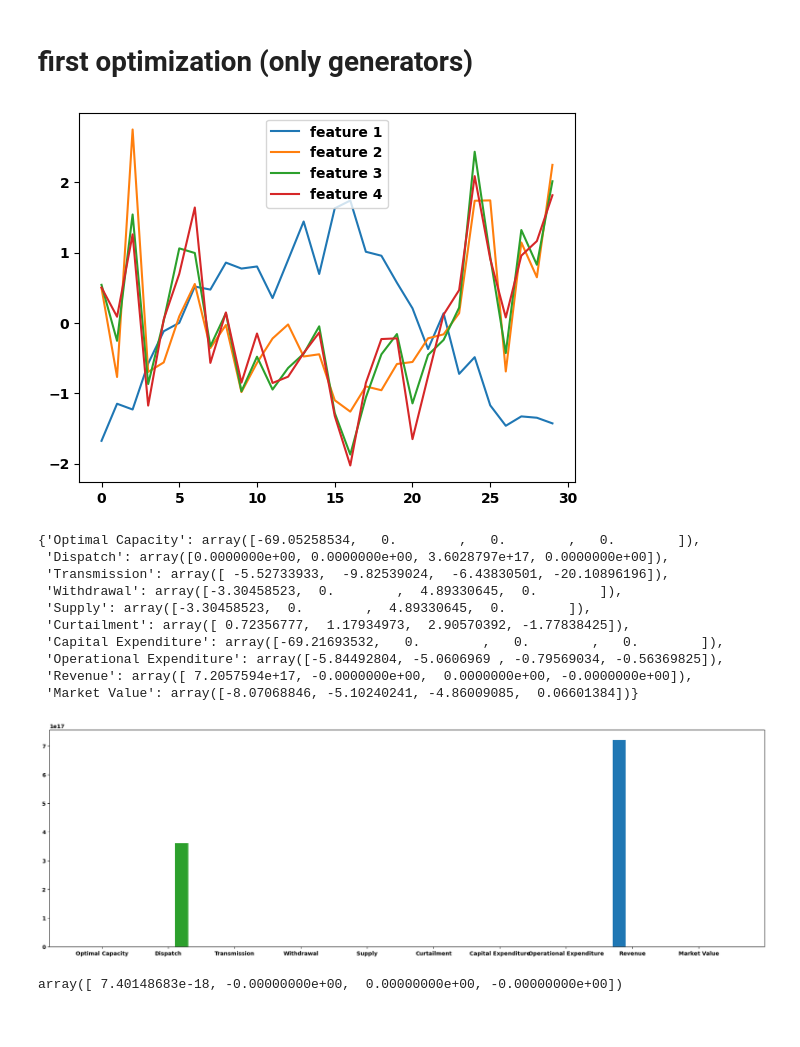
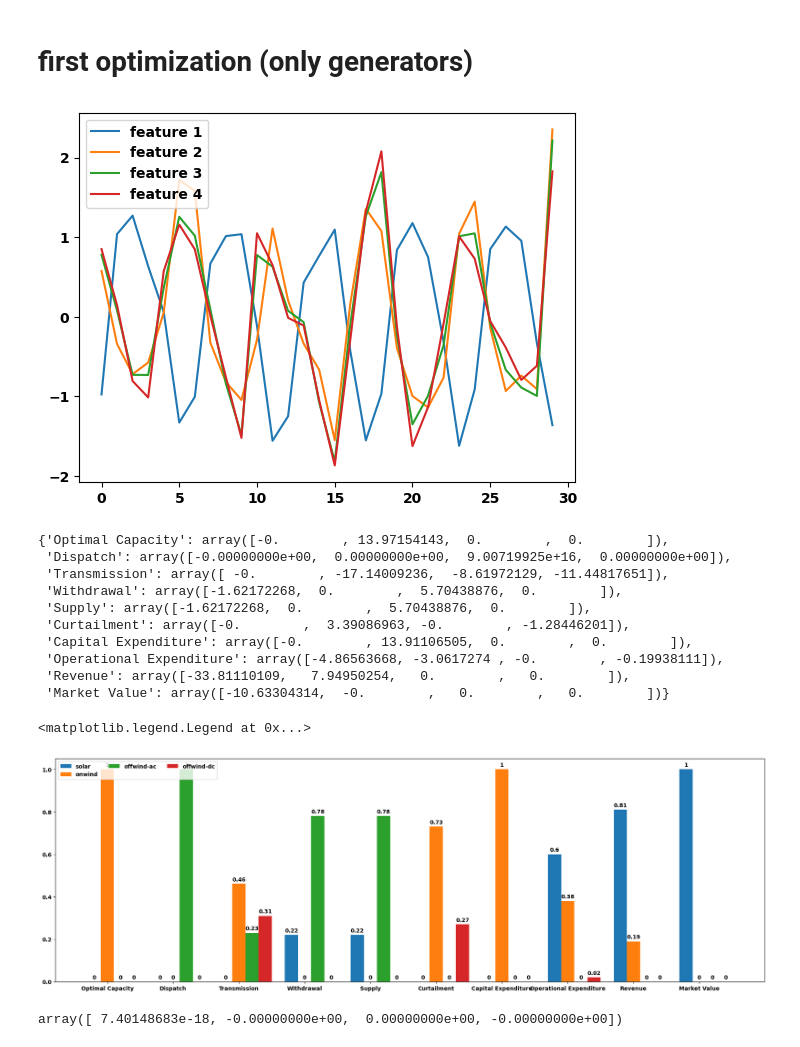
Before and after one commit to Cari1111/bachelor-code, a Jupyter notebook: pypsa-test-germany.ipynb, the cells around one changed output. Saved outputs shown, nothing was run; the diff lists cells and outputs as text; code cells hidden in the pictures.

```diff
--- a/pypsa-test-germany.ipynb
+++ b/pypsa-test-germany.ipynb
@@ -13,5 +13,5 @@ from sklearn.model_selection import train_test_split
 from sklearn.preprocessing import StandardScaler
 from sklearn.metrics import mean_squared_error
 # %%
-n = pypsa.Network("networks/elec_s_80_ec_lcopt_Co2L-24H.nc")
+n = pypsa.Network("networks/elec_s_80_ec_lcopt_Co2L-24H_2011_15.nc")
 # %% [output]
@@ -200,7 +204,7 @@ def get_feature_array(netw_splits):
 feature_array = get_feature_array(netw_splits)
 plot_feature_array(feature_array)
 # %% [output]
-[figure, old version]
+[figure, new version]
 # %%
 coefficients = dict()
 
@@ -217,34 +221,39 @@ for result_key in result_keys:
 # %%
 coefficients
 # %% [output]
-{'Optimal Capacity': array([-69.05258534,   0.        ,   0.        ,   0.        ]),
- 'Dispatch': array([0.0000000e+00, 0.0000000e+00, 3.6028797e+17, 0.0000000e+00]),
- 'Transmission': array([ -5.52733933,  -9.82539024,  -6.43830501, -20.10896196]),
- 'Withdrawal': array([-3.30458523,  0.        ,  4.89330645,  0.        ]),
- 'Supply': array([-3.30458523,  0.        ,  4.89330645,  0.        ]),
- 'Curtailment': array([ 0.72356777,  1.17934973,  2.90570392, -1.77838425]),
- 'Capital Expenditure': array([-69.21693532,   0.        ,   0.        ,   0.        ]),
- 'Operational Expenditure': array([-5.84492804, -5.0606969 , -0.79569034, -0.56369825]),
- 'Revenue': array([ 7.2057594e+17, -0.0000000e+00,  0.0000000e+00, -0.0000000e+00]),
- 'Market Value': array([-8.07068846, -5.10240241, -4.86009085,  0.06601384])}
+{'Optimal Capacity': array([-0.        , 13.97154143,  0.        ,  0.        ]),
+ 'Dispatch': array([-0.00000000e+00,  0.00000000e+00,  9.00719925e+16,  0.00000000e+00]),
+ 'Transmission': array([ -0.        , -17.14009236,  -8.61972129, -11.44817651]),
+ 'Withdrawal': array([-1.62172268,  0.        ,  5.70438876,  0.        ]),
+ 'Supply': array([-1.62172268,  0.        ,  5.70438876,  0.        ]),
+ 'Curtailment': array([-0.        ,  3.39086963, -0.        , -1.28446201]),
+ 'Capital Expenditure': array([-0.        , 13.91106505,  0.        ,  0.        ]),
+ 'Operational Expenditure': array([-4.86563668, -3.0617274 , -0.        , -0.19938111]),
+ 'Revenue': array([-33.81110109,   7.94950254,   0.        ,   0.        ]),
+ 'Market Value': array([-10.63304314,  -0.        ,   0.        ,   0.        ])}
 # %%
 coef_dict = coefficients
 width = 0.2
 multiplier = 0
 
-coefs = np.array(np.abs(list(coef_dict.values()))).T
+coefs_scaled = np.array([abs(x)/np.sum(abs(x)) for x in list(coef_dict.values())]).T
+coefs = [[round(y, 2) for y in x] for x in coefs_scaled]
 
 x = np.arange(len(coef_dict))
 fig, ax = plt.subplots(layout='constrained')
 fig.set_size_inches(18.5, 6)
 ax.set_xticks(x + width, coef_dict.keys())
 
 for i, coef in enumerate(coefs):
     offset = width * multiplier
-    rects = ax.bar(x + offset, coef, width)
+    rects = ax.bar(x + offset, tuple(coef), width, label=feature_key_words[i])
+    ax.bar_label(rects, padding=3)
     multiplier += 1
+
+ax.legend(loc='upper left', ncols=3)
 # %% [output]
+<matplotlib.legend.Legend at 0x...>
-[figure, old version]
+[figure, new version]
 # %%
 regr.coef_
 # %% [output]
```
Also changed, not shown: parts of 16 cells of this notebook, 4 other files.
